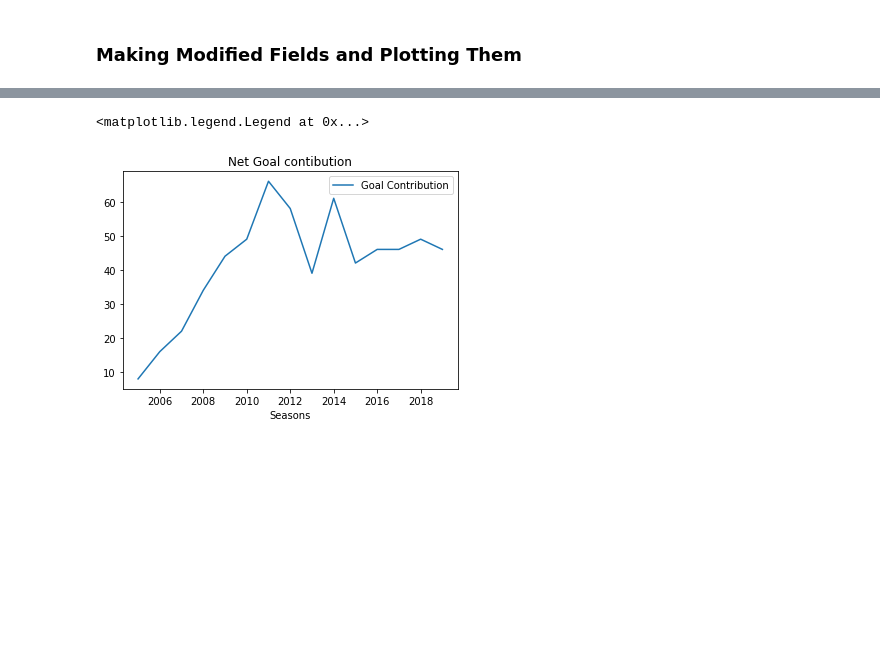
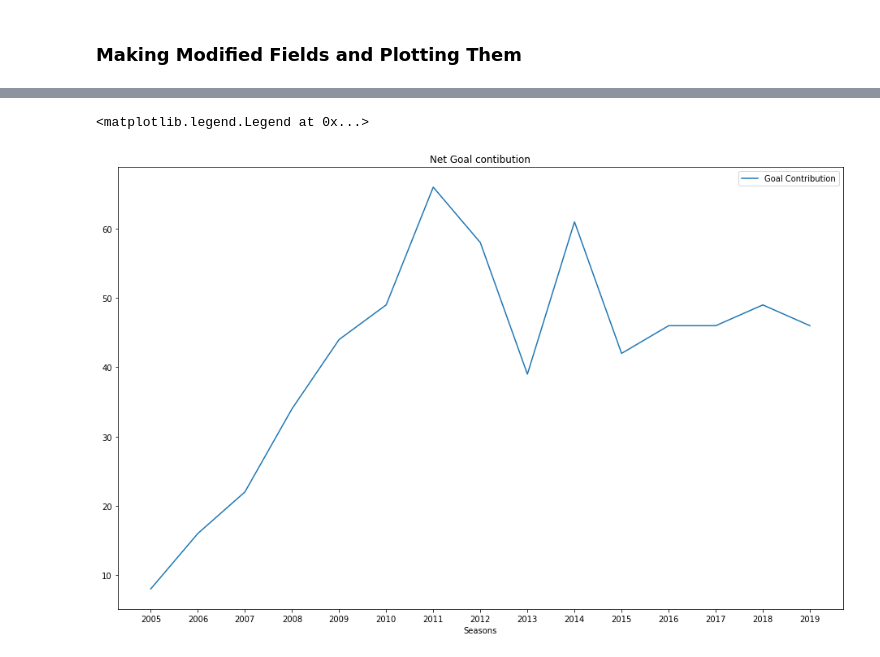
Before and after one commit to Pandey23000Om/European_Football, a Jupyter notebook: Messi_Stats.ipynb, the cells around one changed output, grey strips where cells are left out. Cells and saved outputs as stored; diff of their text form; code cells hidden in the pictures; blank space fills up the shorter version.

```diff
--- a/Messi_Stats.ipynb
+++ b/Messi_Stats.ipynb
@@ -40,6 +40,8 @@ messi_dict
   2019]}
 # %%
 messi_df=pd.DataFrame(messi_dict)
+# %%
+messi_df.Seasons = messi_df.Seasons.astype(str)
 # %%
 print(messi_df)
 # %% [output]
@@ -96,8 +101,9 @@ plt.legend()
 # %%
+plt.figure(figsize=(16,10))
 plt.plot(messi_df.Seasons, total_goal_contribution, label="Goal Contribution")
 plt.title("Net Goal contibution")
 plt.xlabel("Seasons")
 plt.legend()
 # %% [output]
 <matplotlib.legend.Legend at 0x...>
-[figure, old version]
+[figure, new version]
```
Also changed, not shown: parts of 3 cells of this notebook.
